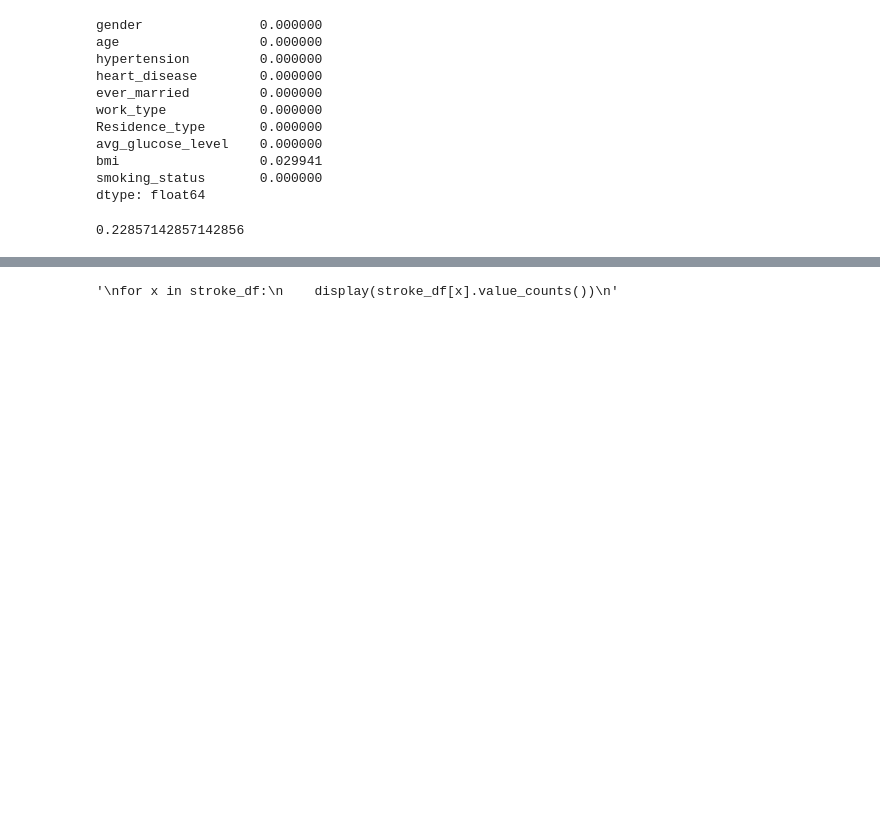
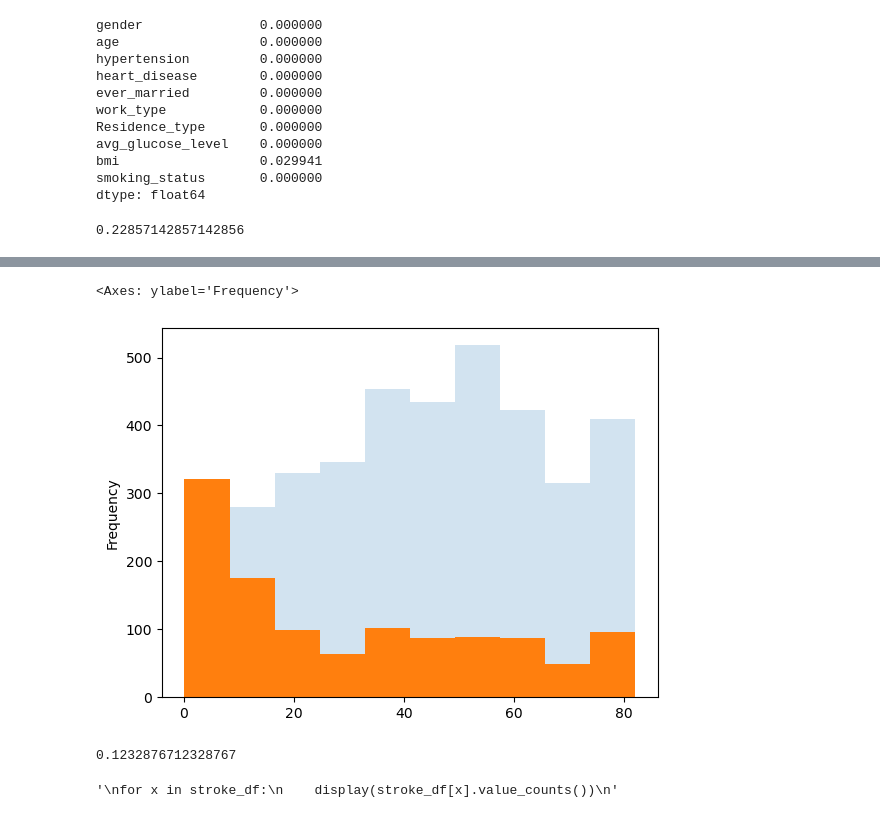
Before and after one commit to WELLSGITHUB/Project-2-Healthcare-, a Jupyter notebook: stroke_data_analysis.ipynb, the cells around one changed output, grey strips where cells are left out. Drawn from its saved outputs; the diff is of its cells as text; code cells hidden in the pictures; blank space fills up the shorter version.

Commit message:
updated handling of unknowns

```diff
--- a/stroke_data_analysis.ipynb
+++ b/stroke_data_analysis.ipynb
@@ -142,4 +148,19 @@ X_train.describe()
 | max | 82.000000 | 1.000000 | 1.000000 | 271.740000 | 97.600000 |
+# %%
+X_train['age'].plot(kind='hist',alpha=0.2)
+X_train.loc[stroke_df['smoking_status'] == 'Unknown', 'age'].plot(kind='hist')
+# %% [output]
+<Axes: ylabel='Frequency'>
+[figure, added]
+# %%
+# We will assume most of the unknown values below the legal smoking age fall into the never smoked category
+for index, row in X_train.iterrows():
+    if row['age'] <= 18:
+        X_train.at[index, 'smoking_status'] = 'never smoked'
+
+(X_train['smoking_status'] == 'Unknown').sum()/len(stroke_df)
+# %% [output]
+0.1232876712328767
 # %%
 '''
 for x in stroke_df:
```
Also changed, not shown: parts of 10 cells of this notebook.
